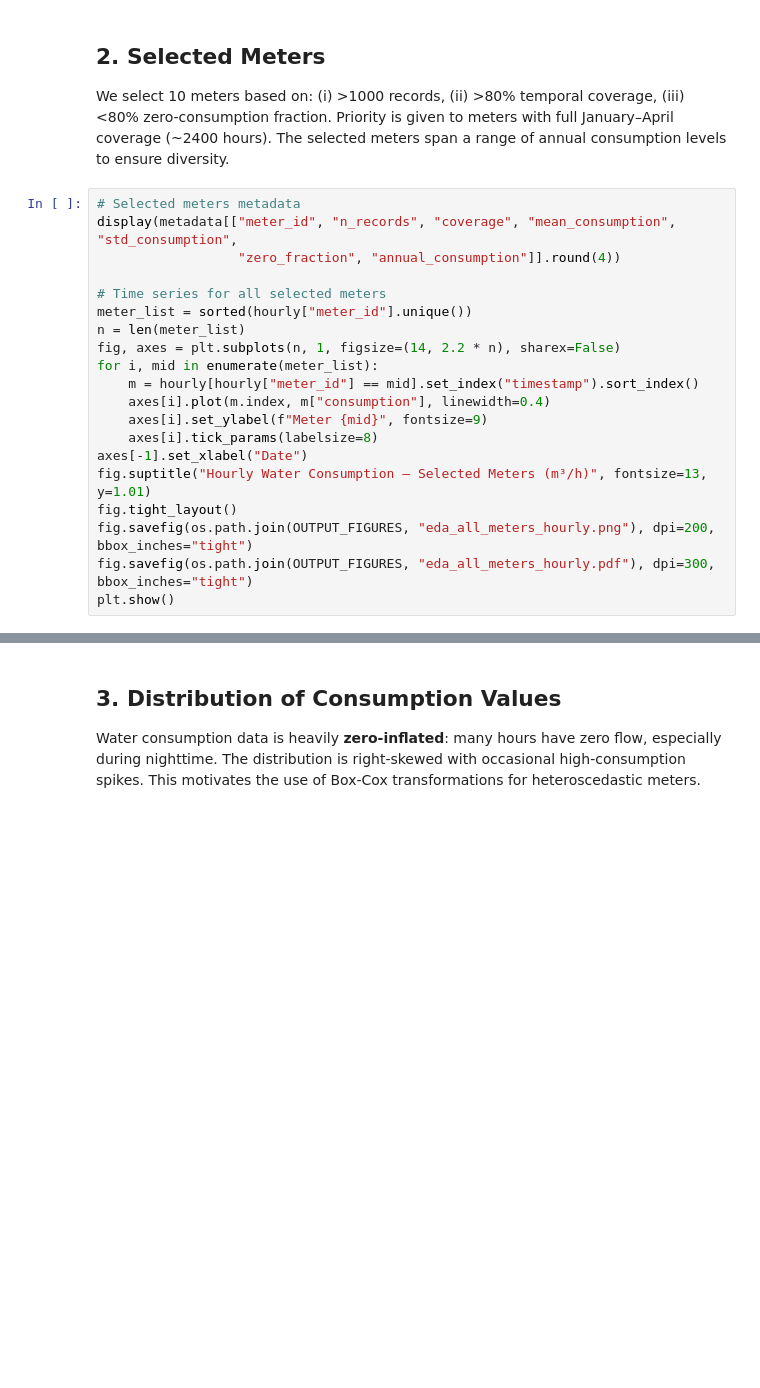
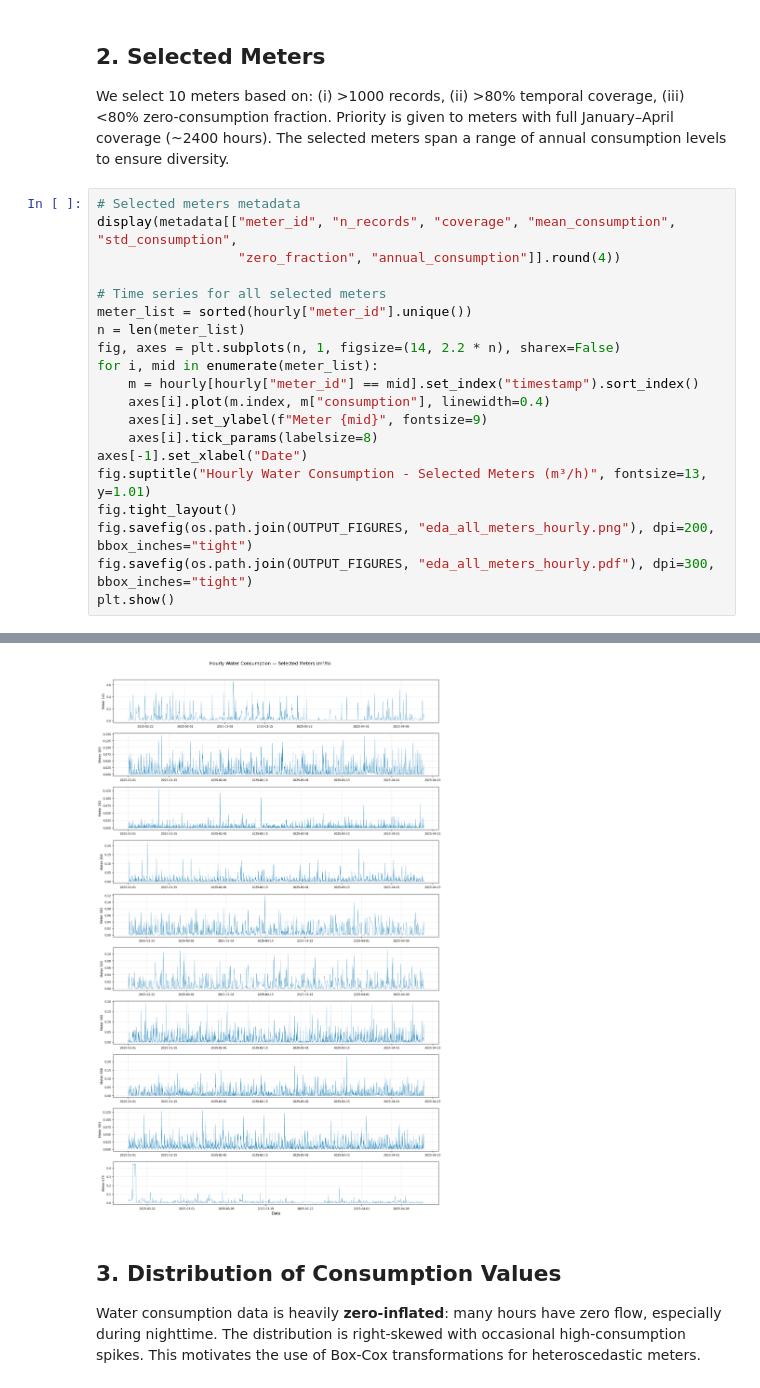
Before and after one commit to battles5/box-jenkins-water-ts, a Jupyter notebook: src/01_eda.ipynb, the cells around one changed output, grey strips where cells are left out. Drawn from its saved outputs; the diff is of its cells as text; blank space fills up the shorter version.

```diff
--- a/src/01_eda.ipynb
+++ b/src/01_eda.ipynb
@@ -91,8 +98,9 @@ for i, mid in enumerate(meter_list):
     axes[i].set_ylabel(f"Meter {mid}", fontsize=9)
     axes[i].tick_params(labelsize=8)
 axes[-1].set_xlabel("Date")
-fig.suptitle("Hourly Water Consumption — Selected Meters (m³/h)", fontsize=13, y=1.01)
+fig.suptitle("Hourly Water Consumption - Selected Meters (m³/h)", fontsize=13, y=1.01)
 fig.tight_layout()
 fig.savefig(os.path.join(OUTPUT_FIGURES, "eda_all_meters_hourly.png"), dpi=200, bbox_inches="tight")
 fig.savefig(os.path.join(OUTPUT_FIGURES, "eda_all_meters_hourly.pdf"), dpi=300, bbox_inches="tight")
 plt.show()
+# %% [output]
@@ -99,3 +118,4 @@ plt.show()
+[figure, added]
 # %% [markdown]
 ## 3. Distribution of Consumption Values
 
```
Also changed, not shown: parts of 9 cells of this notebook, 13 other files.
